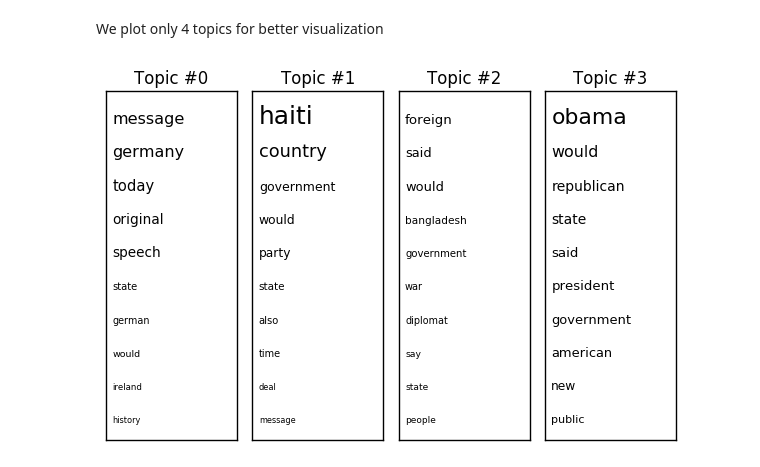
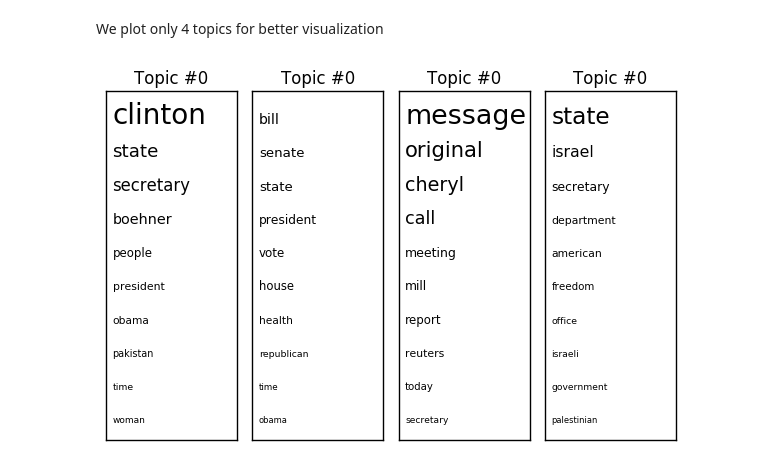
Before and after one commit to mukel/Homework, a Jupyter notebook: 05 - Taming Text/Hw5-TextMining.ipynb, the cells around one changed output. Drawn from its saved outputs; the diff is of its cells as text; code cells hidden in the pictures.

```diff
--- a/05 - Taming Text/Hw5-TextMining.ipynb
+++ b/05 - Taming Text/Hw5-TextMining.ipynb
@@ -134,6 +134,8 @@ Additionally, we remove the punctuation marks.
 from string import punctuation
 from nltk.corpus import stopwords
 import nltk
+# %%
+long_sw = [line.strip() for line in open("StopWords", 'r')]
 # %%
-custom_sw = ['\'s', '\'\'','http','subject', 'cc', 'pm', 'am', 're', 'fw', 'fvv', '…', 'n\'t']
-stop = stopwords.words('english') + list(punctuation) + custom_sw
+custom_sw = ['tv', '\'s', '\'\'','http','subject', 'cc', 'pm', 'am', 're', 'fw', 'fvv', '…', 'n\'t']
+stop = stopwords.words('english') + list(punctuation) + custom_sw + long_sw
@@ -447,7 +587,7 @@ lda = gensim.models.ldamodel.LdaModel(corpus, id2word=dictionary, num_topics=20)
 # %% [markdown]
 We define number of topics and number of words in topics, we explored different number of topics and decided to keep 10, note that this strongly depends on appreciation
 # %%
-num_topics = 10
+num_topics = 15
 num_top_words = 10
 # %% [markdown]
 Run the model for each mails
@@ -459,27 +599,27 @@ Convert the topics in array for plot pourpose
 # %%
 word_topic_array = np.array(word_topic)
 # %%
-word_topics_score = [ float(value) for topics in array for value in topics[:,1]]
+word_topics_score = [ float(value) for topics in word_topic_array for value in topics[:,1]]
 max_score = np.max(word_topics_score)
 # %% [markdown]
 We plot only 4 topics for better visualization
 # %%
 import matplotlib.pyplot as plt
 
-fontsize_base = 70 / max_score  # font size for word with largest share in corpus
+fontsize_base = 35 / max_score  # font size for word with largest share in corpus
 num_columns = 4
 
-for t in range(4):
-    plt.subplot(1, num_columns, t + 1)  # plot numbering starts with 1
+for topic in range(4):
+    plt.subplot(1, num_columns, topic + 1)  # plot numbering starts with 1
     plt.ylim(0, num_top_words + 0.5)  # stretch the y-axis to accommodate the words
     plt.xticks([])  # remove x-axis markings ('ticks')
     plt.yticks([]) # remove y-axis markings ('ticks')
     plt.title('Topic #{}'.format(t))
 
-    for i, (word, share) in enumerate(word_topic_array[t,:]):
+    for i, (word, share) in enumerate(word_topic_array[topic,:]):
         font_size = fontsize_base*float(share)
         plt.text(0.05, num_top_words-i-0.5, word, fontsize=font_size)
 
 plt.tight_layout()
 # %% [output]
-[figure, old version]
+[figure, new version]
```
Also changed, not shown: parts of 45 cells of this notebook, 1 other file.
